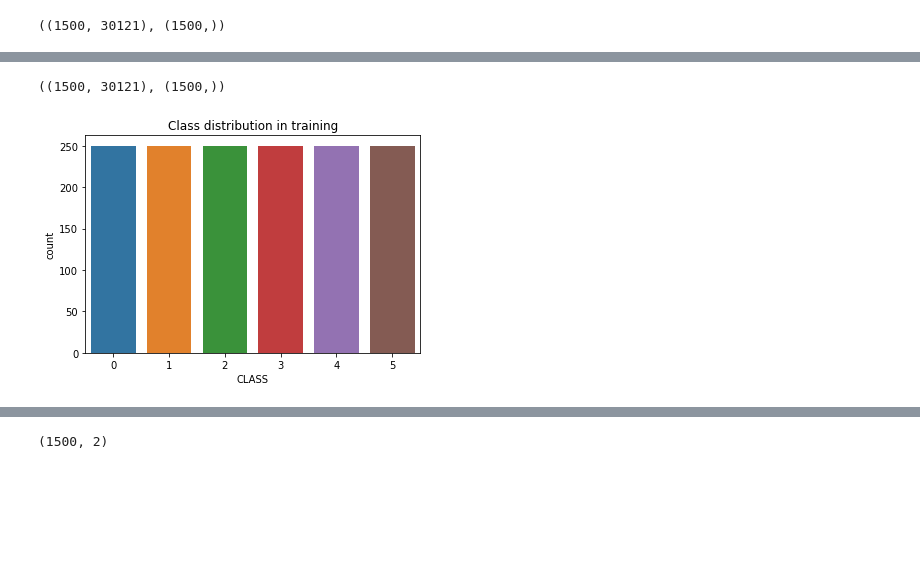
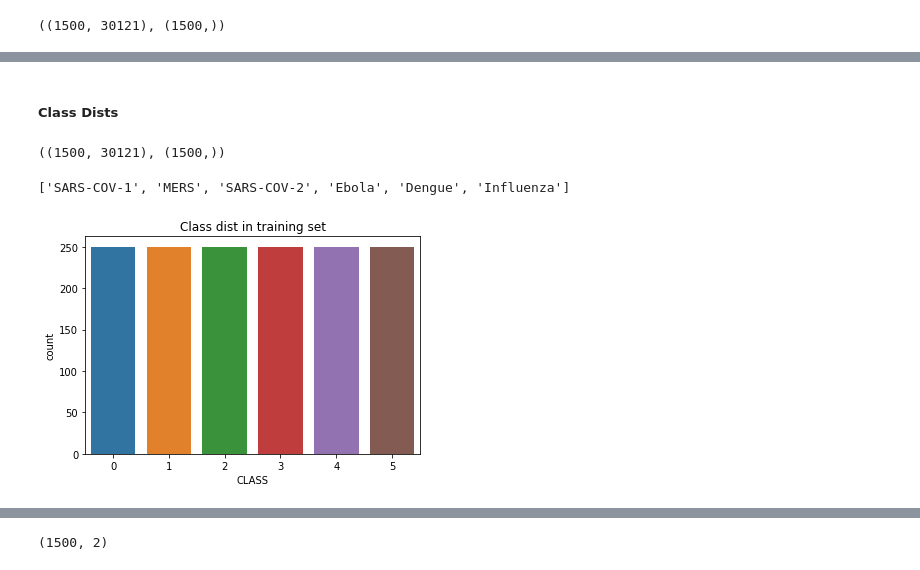
Before and after one commit to Moeinh77/Virus-DNA-classification-BERT, a Jupyter notebook: data_preparation.ipynb, the cells around one changed output, grey strips where cells are left out. Drawn from its saved outputs; the diff is of its cells as text; code cells hidden in the pictures; blank space fills up the shorter version.

```diff
--- a/data_preparation.ipynb
+++ b/data_preparation.ipynb
@@ -82,0 +83,2 @@ with open('Y_train_k'+str(KMER)+'.pkl', 'wb') as f:
+# %% [markdown]
+##### Class Dists
@@ -89,12 +100,16 @@ with open('Y_train_k3.pkl', 'rb') as f:
 X_train.shape, Y_train.shape
 # %% [output]
 ((1500, 30121), (1500,))
+# %%
+labels
+# %% [output]
+['SARS-COV-1', 'MERS', 'SARS-COV-2', 'Ebola', 'Dengue', 'Influenza']
 # %%
 sns.countplot(x = Y_train)
-plt.title('Class distribution in training')
+plt.title('Class dist in training set')
 plt.show()
 # %% [output]
-[figure, old version]
+[figure, new version]
 # %%
 with open('X_test_list_k3.pkl', 'rb') as f:
     X_test = pickle.load(f)
```
Also changed, not shown: parts of 14 cells of this notebook.
